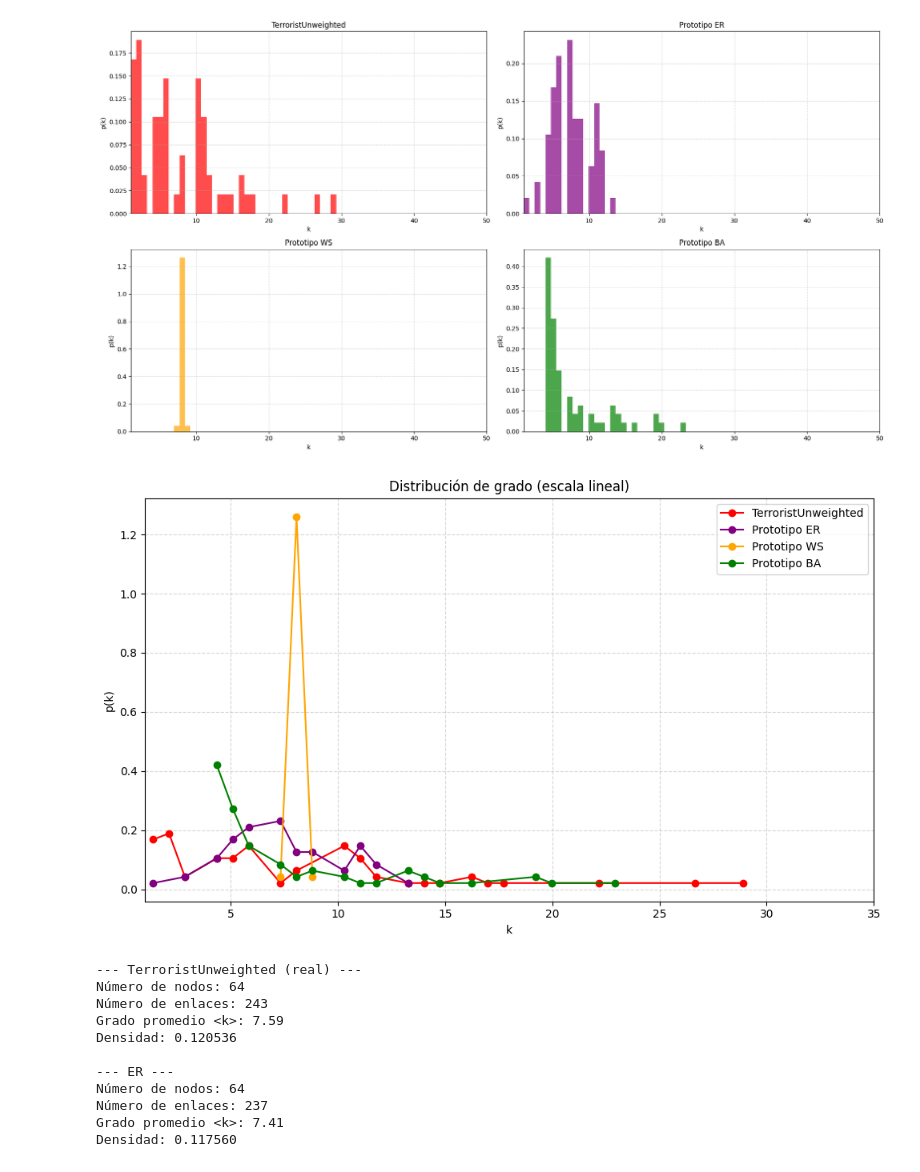
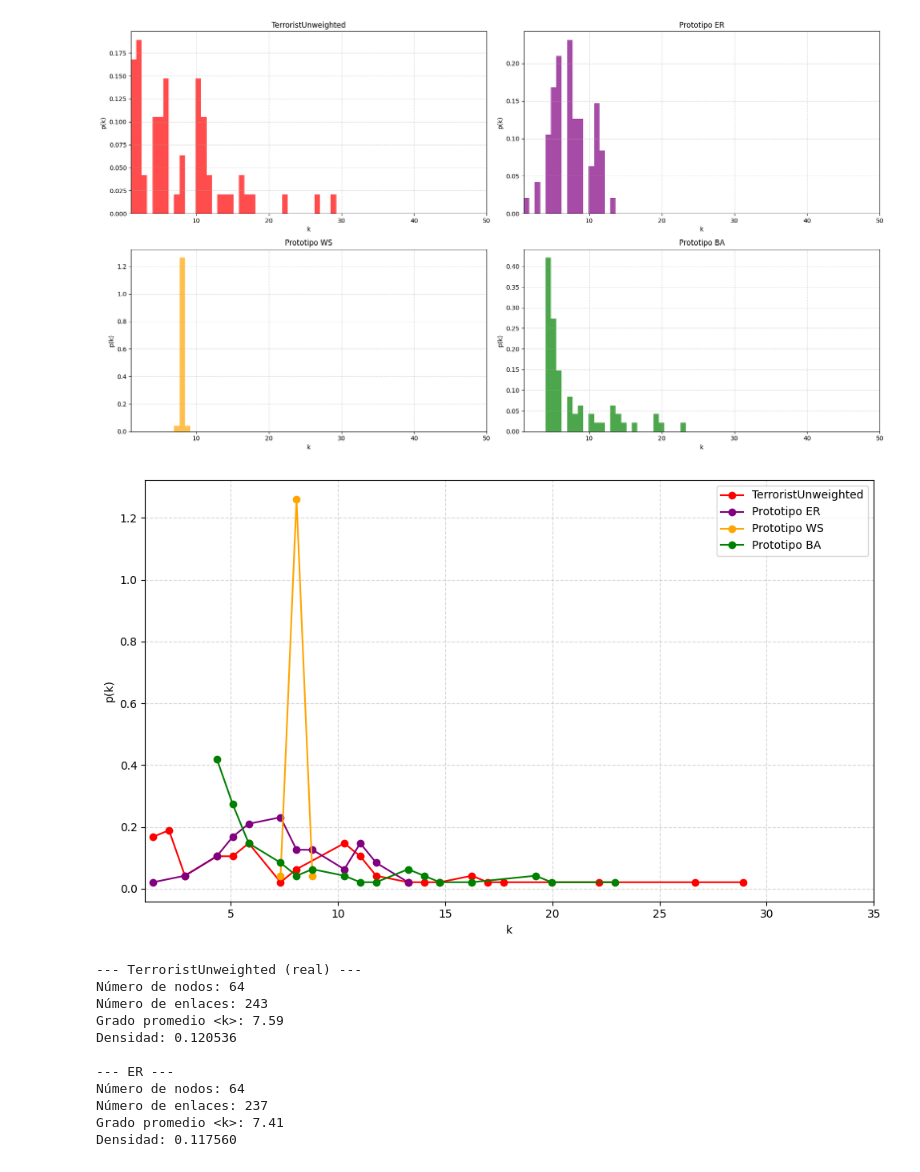
Before and after one commit to Grupo-12-DMCyT/Comparative-Analysis-in-Two-Human-Networks, a Jupyter notebook: DMCyT_sil_tutorial_Datasets_TP1_2025.ipynb, the cells around one changed output. Drawn from its saved outputs; the diff is of its cells as text; code cells hidden in the pictures.

Commit message:
actualizo gráficos comparativos prototipos

```diff
--- a/DMCyT_sil_tutorial_Datasets_TP1_2025.ipynb
+++ b/DMCyT_sil_tutorial_Datasets_TP1_2025.ipynb
@@ -575,0 +576,33 @@ plt.show()
+# %%
+#SIL emailgiant distribución de grado comparada con prototipos escala lineal
+
+plt.figure(figsize=(10, 6))
+
+bins_lineales = np.linspace(0, 64, num=65) # Corregido: num debe ser len(bins) - 1 para tener los bordes correctos
+
+def get_pk(degrees, bins):
+    counts, _ = np.histogram(degrees, bins=bins, density=True)
+    centers = 0.5 * (bins[1:] + bins[:-1])
+    mask = counts > 0
+    return centers[mask], counts[mask]
+
+x_real, y_real = get_pk(deg_real, bins_lineales)
+x_er, y_er = get_pk(deg_er, bins_lineales)
+x_ws, y_ws = get_pk(deg_ws, bins_lineales)
+x_ba, y_ba = get_pk(deg_ba, bins_lineales)
+x_hk, y_hk = get_pk(deg_hk, bins_lineales)
+
+plt.plot(x_real, y_real, color='blue', marker='o', label='emailGiant')
+plt.plot(x_er, y_er, color='purple', marker='o', label='Prototipo ER')
+plt.plot(x_ws, y_ws, color='orange', marker='o', label='Prototipo WS')
+plt.plot(x_ba, y_ba, color='green', marker='o', label='Prototipo BA')
+plt.plot(x_hk, y_hk, color='pink', marker='o', label='Prototipo HK')
+
+plt.xlabel('k')
+plt.ylabel('p(k)')
+#plt.title('Distribución de grado (escala lineal)')
+plt.grid(True, which="both", linestyle='--', alpha=0.5)
+plt.xlim(0, 64)
+plt.legend()
+plt.tight_layout()
+plt.show()
@@ -755,35 +790,35 @@ plt.show()
 #SIL terroritas distribución de grado comparada con prototipos escala lineal
 
 plt.figure(figsize=(10, 6))
 
 bins_lineales = np.linspace(1, 30, num=40)
 
 def get_pk(degrees, bins):
     counts, _ = np.histogram(degrees, bins=bins, density=True)
     centers = 0.5 * (bins[1:] + bins[:-1])
     mask = counts > 0
     return centers[mask], counts[mask]
 
 x_real, y_real = get_pk(deg_real_TerroristUnweighted, bins_lineales)
 x_er, y_er = get_pk(deg_er_TerroristUnweighted, bins_lineales)
 x_ws, y_ws = get_pk(deg_ws_TerroristUnweighted, bins_lineales)
 x_ba, y_ba = get_pk(deg_ba_TerroristUnweighted, bins_lineales)
 
 plt.plot(x_real, y_real, color='red', marker='o', label='TerroristUnweighted')
 plt.plot(x_er, y_er, color='purple', marker='o', label='Prototipo ER')
 plt.plot(x_ws, y_ws, color='orange', marker='o', label='Prototipo WS')
 plt.plot(x_ba, y_ba, color='green', marker='o', label='Prototipo BA')
 
 plt.xlabel('k')
 plt.ylabel('p(k)')
-plt.title('Distribución de grado (escala lineal)')
+#plt.title('Distribución de grado (escala lineal)')
 plt.grid(True, which="both", linestyle='--', alpha=0.5)
 plt.xlim(1, 35)
 plt.legend()
 plt.tight_layout()
 plt.show()
 # %% [output]
-[figure, old version]
+[figure, new version]
 # %%
 #SIL control nodos y enlaces prototipos creados respecto de real TerroristUnweighted
 
```
Also changed, not shown: parts of 10 cells of this notebook.
